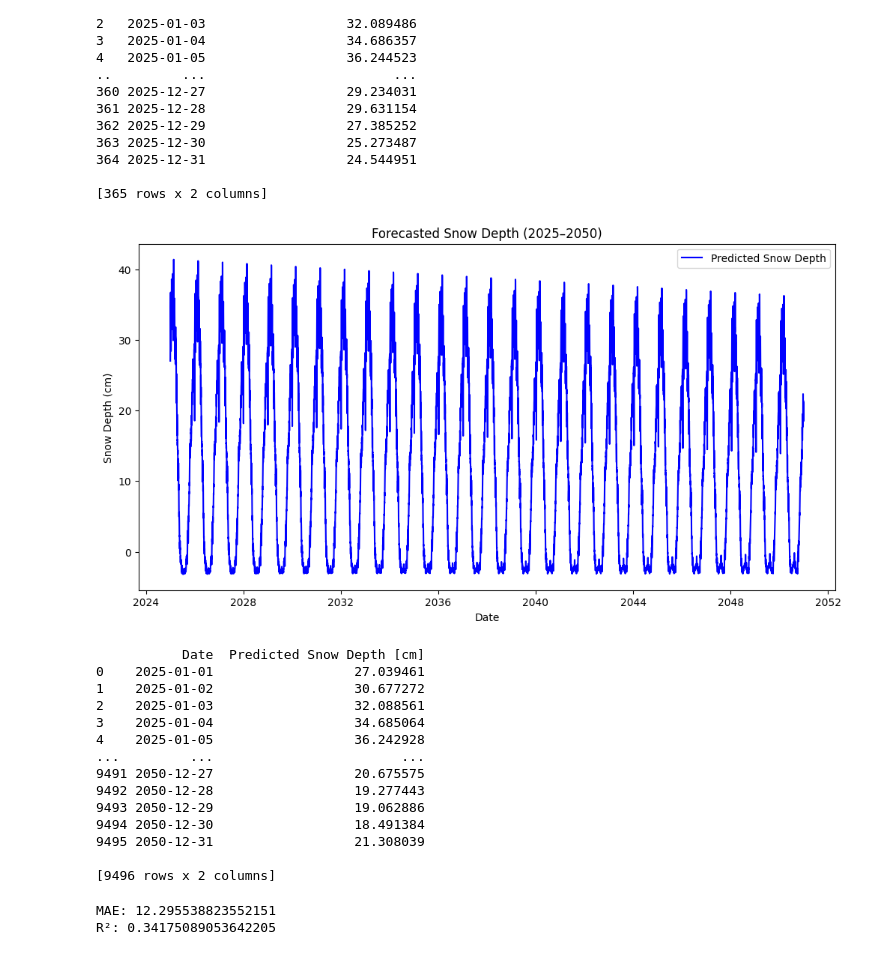
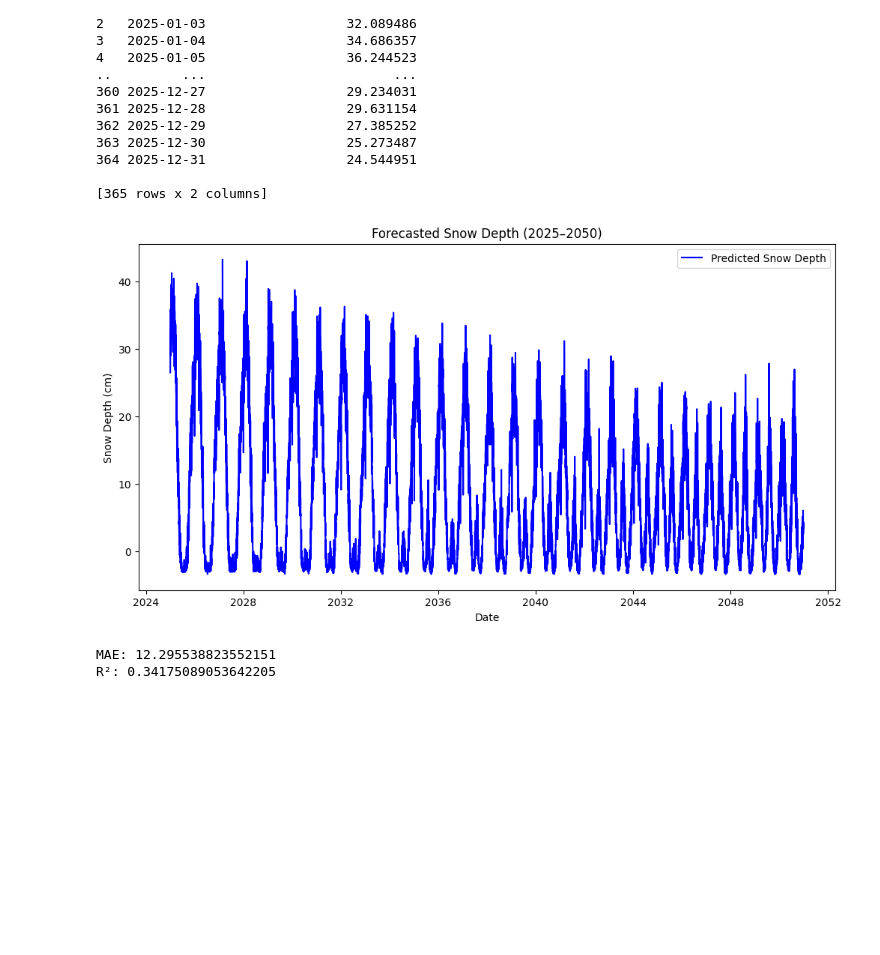
Before and after one commit to ZetaGroup1/WeatherMachine, a Jupyter notebook: Final_data_scripts/Archive/training_model - testing_mess.ipynb, the cells around one changed output. Drawn from its saved outputs; the diff is of its cells as text; code cells hidden in the pictures; blank space fills up the shorter version.

Commit message:
Forecast Predictions update

```diff
--- a/Final_data_scripts/Archive/training_model - testing_mess.ipynb
+++ b/Final_data_scripts/Archive/training_model - testing_mess.ipynb
@@ -174,69 +174,43 @@ import numpy as np
 import pandas as pd
 import matplotlib.pyplot as plt
 from sklearn.preprocessing import PolynomialFeatures
 from sklearn.linear_model import LinearRegression
 from sklearn.pipeline import make_pipeline
 
-# Ensure "Date" is in datetime format
 df_train["Date"] = pd.to_datetime(df_train["Date"])
 
-# Define features
-features = ["Precipitation amount [mm]", "Average temperature [°C]", "cloud_cover_code", "Direct solar radiation mean [W/m2]"]
-
-# Generate future dates until 2050
 future_dates = pd.date_range(start="2025-01-01", end="2050-12-31", freq="D")
 
-# Estimate seasonal variations using past data (group by day of the year)
 seasonal_means = df_train.groupby(df_train["Date"].dt.dayofyear)[features].mean()
 
-# Number of future years and days to predict
 num_years = (2050 - 2025) + 1
 num_days = len(future_dates)
 
-# Repeat the seasonal data for the number of years and match the number of future days
 seasonal_data_repeated = np.tile(seasonal_means.values, (num_years, 1))
-
-# Adjust seasonal data to match future days exactly
 future_X = pd.DataFrame(seasonal_data_repeated[:num_days], columns=features)
 
-# Introduce long-term trends (e.g., increasing temperature)
-future_X["Average temperature [°C]"] += np.linspace(0, 2.5, len(future_X))  # Example: +2.5°C by 2050
+# Future long-term trend: +10°C by 2050 and more extreme values sometimes
+temperature_trend = np.linspace(0, 11, num_days)
+random_variation = np.random.normal(0, 1, num_days)
 
-# Predict future snow depth (ensure 'model' is already defined and trained)
+future_X["Average temperature [°C]"] += temperature_trend + random_variation
+
+
+
 future_snow_depth = model.predict(future_X)
 
-# Create DataFrame with predictions
+
 future_df = pd.DataFrame({"Date": future_dates, "Predicted Snow Depth [cm]": future_snow_depth})
-
-# Plot the forecast
 plt.figure(figsize=(12, 6))
 plt.plot(future_df["Date"], future_df["Predicted Snow Depth [cm]"], label="Predicted Snow Depth", color="blue")
 plt.xlabel("Date")
 plt.ylabel("Snow Depth (cm)")
 plt.title("Forecasted Snow Depth (2025–2050)")
 plt.legend()
-plt.show()
 
-# Display the forecasted DataFrame
-print(future_df)
-
-future_df.to_csv('super_df.csv')
+future_df.to_csv('../Data/forecast_prediction.csv')
 # %% [output]
-[figure, old version]
+[figure, new version]
-           Date  Predicted Snow Depth [cm]
-0    2025-01-01                  27.039461
-1    2025-01-02                  30.677272
-2    2025-01-03                  32.088561
-3    2025-01-04                  34.685064
-4    2025-01-05                  36.242928
-...         ...                        ...
-9491 2050-12-27                  20.675575
-9492 2050-12-28                  19.277443
-9493 2050-12-29                  19.062886
-9494 2050-12-30                  18.491384
-9495 2050-12-31                  21.308039
-
-[9496 rows x 2 columns]
 # %%
 features = ["Average temperature [°C]"]
 X_train, y_train = df_train[features], df_train["Snow depth [cm]"]
```
Also changed, not shown: 3 other files.
